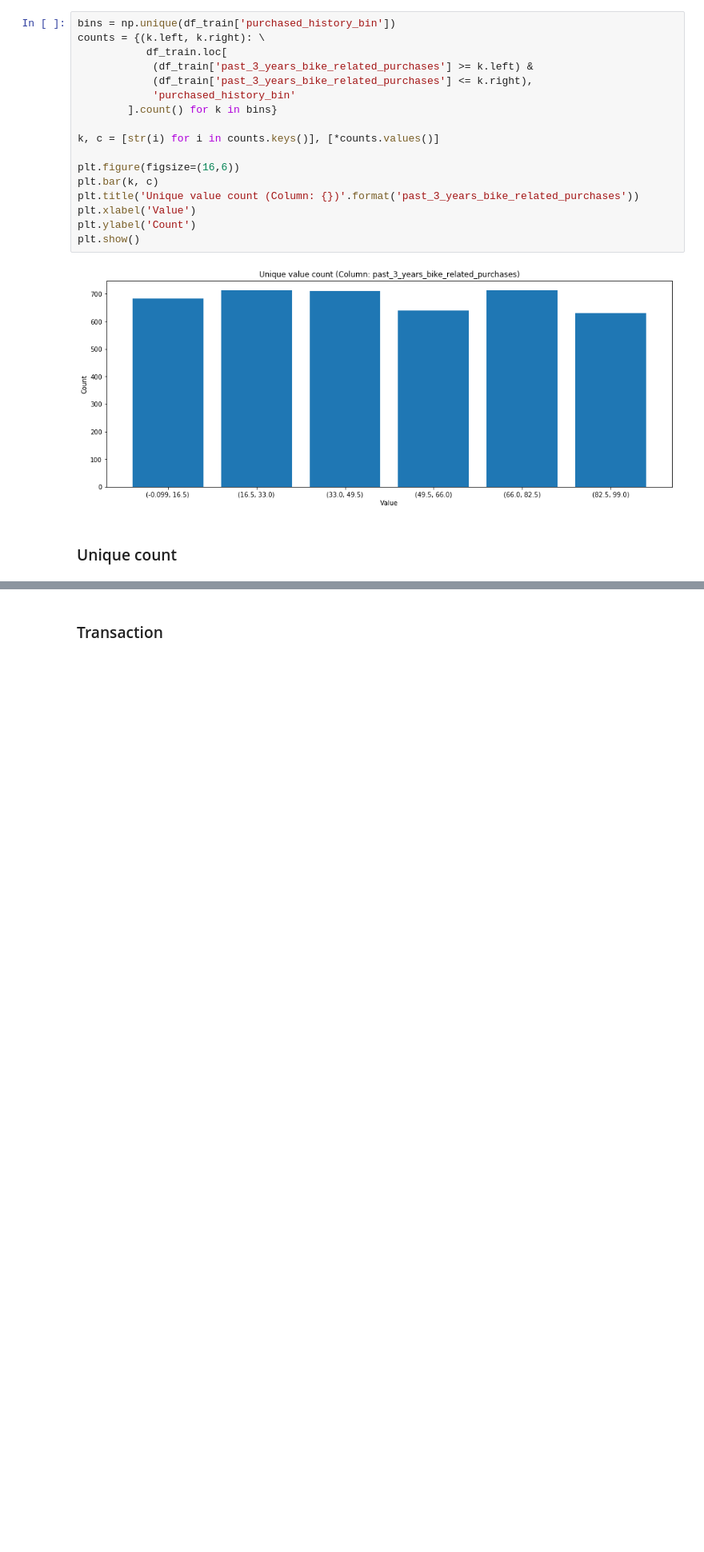
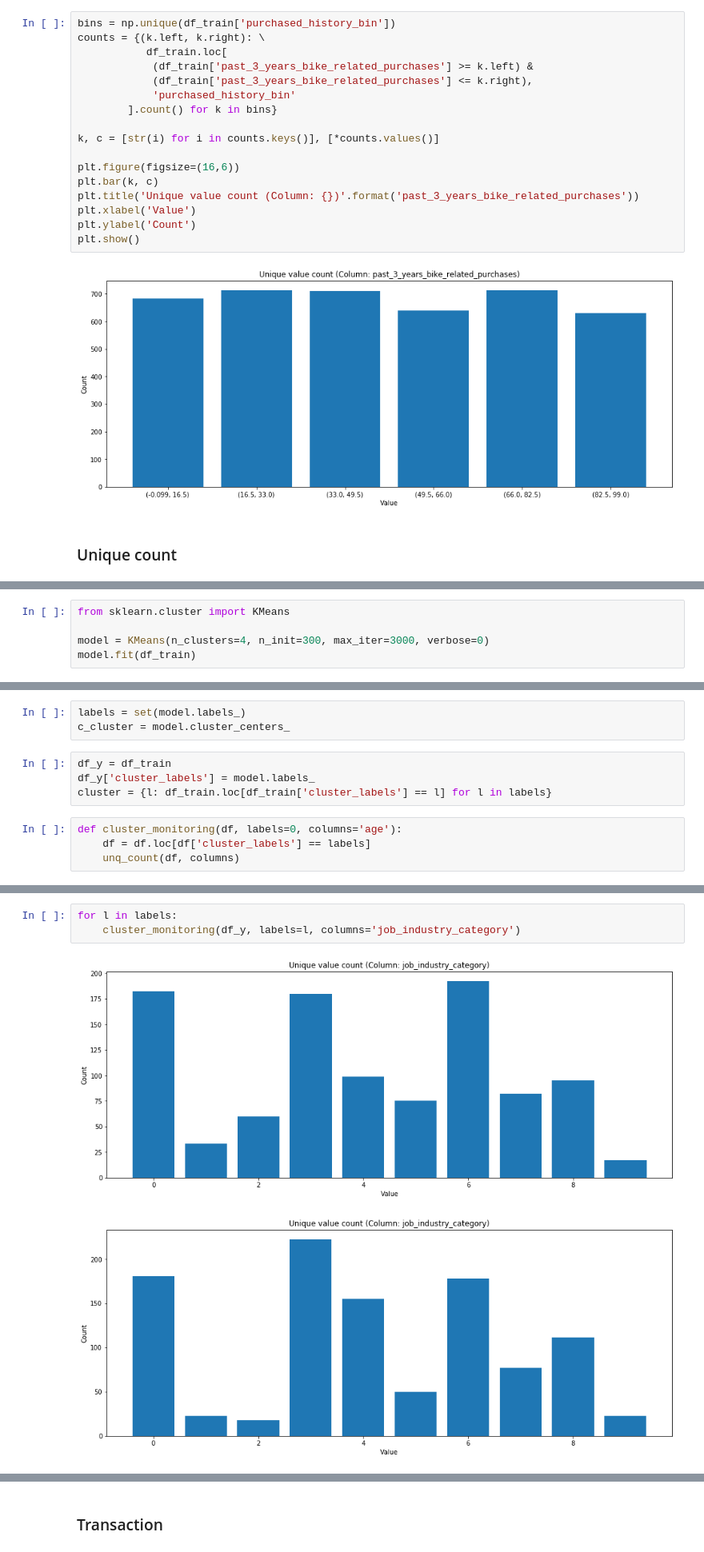
Before and after one commit to jacksenteh/KPMG_Virtual_Internship, a Jupyter notebook: Data_Analysis.ipynb, the cells around one changed output, grey strips where cells are left out. Shown at 80% size. Cells and saved outputs as stored; diff of their text form; blank space fills up the shorter version.

```diff
--- a/Data_Analysis.ipynb
+++ b/Data_Analysis.ipynb
@@ -448,0 +491,5 @@ unq_count(df_train, 'property_valuation')
+# %%
+from sklearn.cluster import KMeans
+
+model = KMeans(n_clusters=4, n_init=300, max_iter=3000, verbose=0)
+model.fit(df_train)
@@ -448,0 +500,11 @@ unq_count(df_train, 'property_valuation')
+# %%
+labels = set(model.labels_)
+c_cluster = model.cluster_centers_
+# %%
+df_y = df_train
+df_y['cluster_labels'] = model.labels_
+cluster = {l: df_train.loc[df_train['cluster_labels'] == l] for l in labels}
+# %%
+def cluster_monitoring(df, labels=0, columns='age'):
+    df = df.loc[df['cluster_labels'] == labels]
+    unq_count(df, columns)
@@ -448,0 +534,6 @@ unq_count(df_train, 'property_valuation')
+# %%
+for l in labels:
+    cluster_monitoring(df_y, labels=l, columns='job_industry_category')
+# %% [output]
+[figure, added]
+[figure, added]
```
Also changed, not shown: parts of 18 cells of this notebook, 7 other files.
